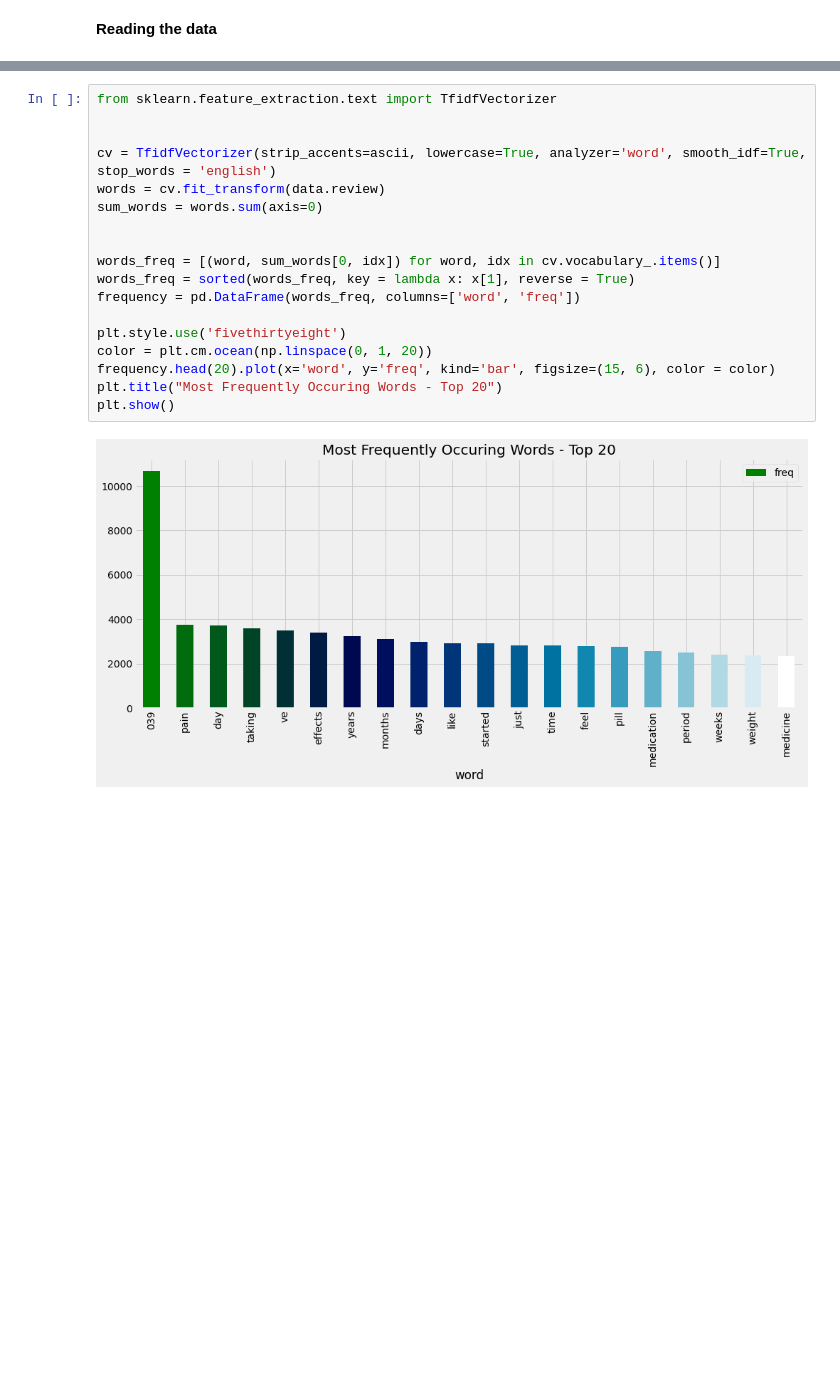
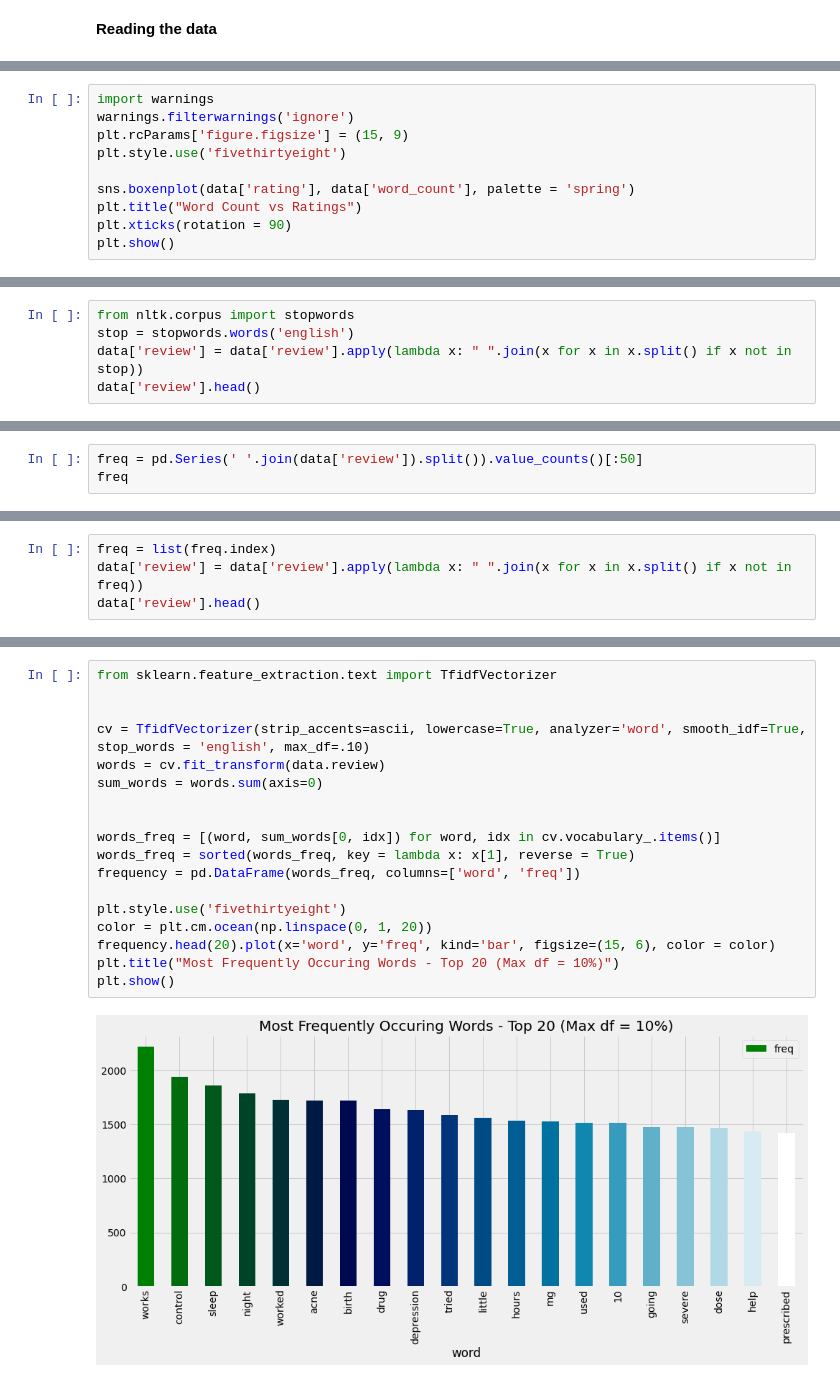
Before and after one commit to micherjo/DrugReviewsDataMining, a Jupyter notebook: INLS_690_Project_Exploratory.ipynb, the cells around one changed output, grey strips where cells are left out. Saved outputs shown, nothing was run; the diff lists cells and outputs as text; blank space fills up the shorter version.

```diff
--- a/INLS_690_Project_Exploratory.ipynb
+++ b/INLS_690_Project_Exploratory.ipynb
@@ -176,0 +822,10 @@ data[data['length'] == 150]['review'].iloc[0]
+# %%
+import warnings
+warnings.filterwarnings('ignore')
+plt.rcParams['figure.figsize'] = (15, 9)
+plt.style.use('fivethirtyeight')
+
+sns.boxenplot(data['rating'], data['word_count'], palette = 'spring')
+plt.title("Word Count vs Ratings")
+plt.xticks(rotation = 90)
+plt.show()
@@ -176,0 +838,5 @@ data[data['length'] == 150]['review'].iloc[0]
+# %%
+from nltk.corpus import stopwords
+stop = stopwords.words('english')
+data['review'] = data['review'].apply(lambda x: " ".join(x for x in x.split() if x not in stop))
+data['review'].head()
@@ -176,0 +852,3 @@ data[data['length'] == 150]['review'].iloc[0]
+# %%
+freq = pd.Series(' '.join(data['review']).split()).value_counts()[:50]
+freq
@@ -176,0 +873,4 @@ data[data['length'] == 150]['review'].iloc[0]
+# %%
+freq = list(freq.index)
+data['review'] = data['review'].apply(lambda x: " ".join(x for x in x.split() if x not in freq))
+data['review'].head()
@@ -177,20 +900,20 @@ data[data['length'] == 150]['review'].iloc[0]
 # %%
 from sklearn.feature_extraction.text import TfidfVectorizer
 
 
-cv = TfidfVectorizer(strip_accents=ascii, lowercase=True, analyzer='word', smooth_idf=True, stop_words = 'english')
+cv = TfidfVectorizer(strip_accents=ascii, lowercase=True, analyzer='word', smooth_idf=True, stop_words = 'english', max_df=.10)
 words = cv.fit_transform(data.review)
 sum_words = words.sum(axis=0)
 
 
 words_freq = [(word, sum_words[0, idx]) for word, idx in cv.vocabulary_.items()]
 words_freq = sorted(words_freq, key = lambda x: x[1], reverse = True)
 frequency = pd.DataFrame(words_freq, columns=['word', 'freq'])
 
 plt.style.use('fivethirtyeight')
 color = plt.cm.ocean(np.linspace(0, 1, 20))
 frequency.head(20).plot(x='word', y='freq', kind='bar', figsize=(15, 6), color = color)
-plt.title("Most Frequently Occuring Words - Top 20")
+plt.title("Most Frequently Occuring Words - Top 20 (Max df = 10%)")
 plt.show()
 # %% [output]
-[figure, old version]
+[figure, new version]
```
Also changed, not shown: parts of 156 cells of this notebook.
